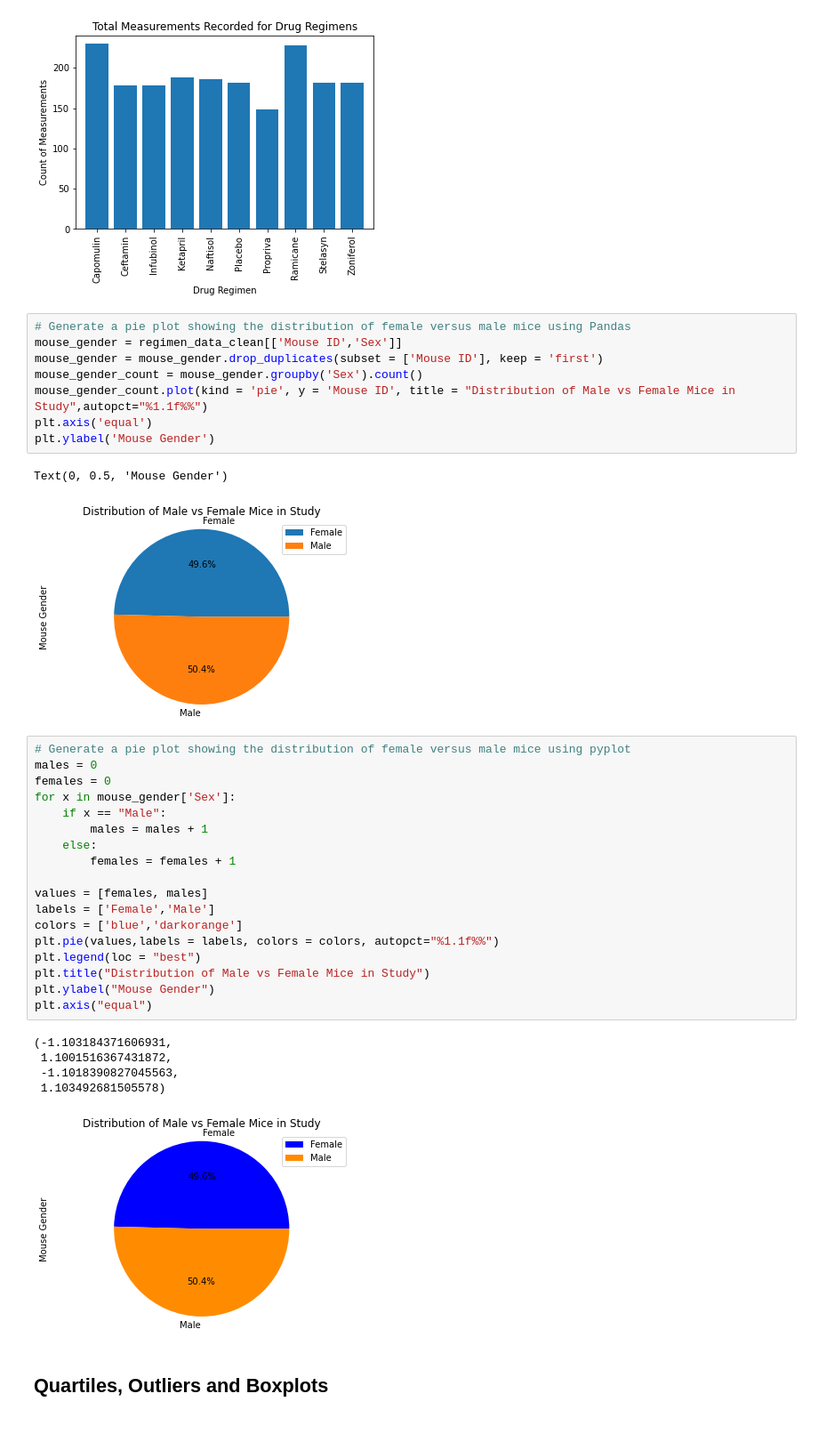
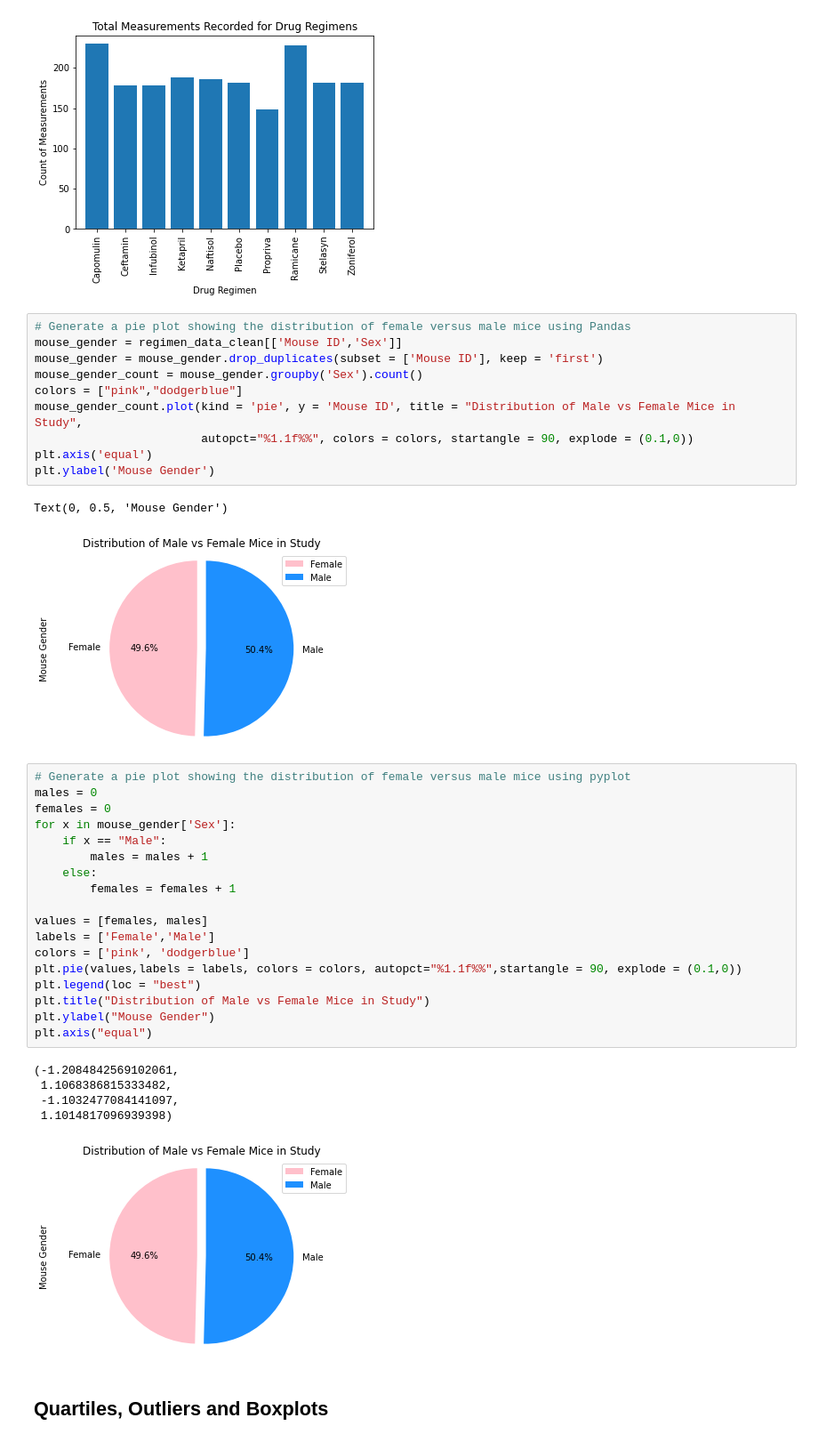
Before and after one commit to cjdance/matplotlib-challenge, a Jupyter notebook: Pymaceuticals/pymaceuticals_starter.ipynb, the cells around one changed output. Shown: that part at 89% size. Drawn from its saved outputs; the diff is of its cells as text.

```diff
--- a/Pymaceuticals/pymaceuticals_starter.ipynb
+++ b/Pymaceuticals/pymaceuticals_starter.ipynb
@@ -187,36 +187,38 @@ plt.bar(x_axis,time_point_count)
 mouse_gender = regimen_data_clean[['Mouse ID','Sex']]
 mouse_gender = mouse_gender.drop_duplicates(subset = ['Mouse ID'], keep = 'first')
 mouse_gender_count = mouse_gender.groupby('Sex').count()
-mouse_gender_count.plot(kind = 'pie', y = 'Mouse ID', title = "Distribution of Male vs Female Mice in Study",autopct="%1.1f%%")
+colors = ["pink","dodgerblue"]
+mouse_gender_count.plot(kind = 'pie', y = 'Mouse ID', title = "Distribution of Male vs Female Mice in Study",
+                        autopct="%1.1f%%", colors = colors, startangle = 90, explode = (0.1,0))
 plt.axis('equal')
 plt.ylabel('Mouse Gender')
 # %% [output]
 Text(0, 0.5, 'Mouse Gender')
-[figure, old version]
+[figure, new version]
 # %%
 # Generate a pie plot showing the distribution of female versus male mice using pyplot
 males = 0
 females = 0
 for x in mouse_gender['Sex']:
     if x == "Male":
         males = males + 1
     else:
         females = females + 1
 
 values = [females, males]
 labels = ['Female','Male']
-colors = ['blue','darkorange']
-plt.pie(values,labels = labels, colors = colors, autopct="%1.1f%%")
+colors = ['pink', 'dodgerblue']
+plt.pie(values,labels = labels, colors = colors, autopct="%1.1f%%",startangle = 90, explode = (0.1,0))
 plt.legend(loc = "best")
 plt.title("Distribution of Male vs Female Mice in Study")
 plt.ylabel("Mouse Gender")
 plt.axis("equal")
 # %% [output]
-(-1.103184371606931,
- 1.1001516367431872,
- -1.1018390827045563,
- 1.103492681505578)
+(-1.2084842569102061,
+ 1.1068386815333482,
+ -1.1032477084141097,
+ 1.1014817096939398)
-[figure, old version]
+[figure, new version]
 # %% [markdown]
 ## Quartiles, Outliers and Boxplots
 # %%
```
Also changed, not shown: parts of 2 cells of this notebook.
